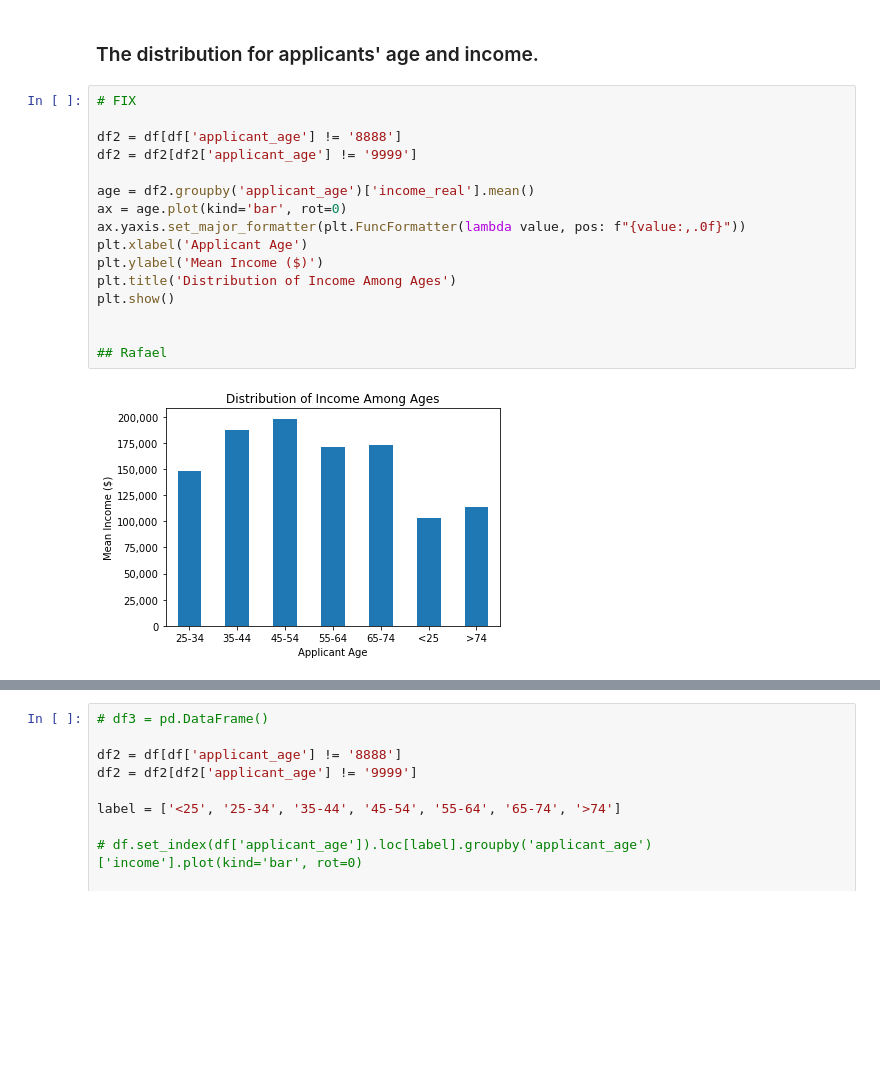
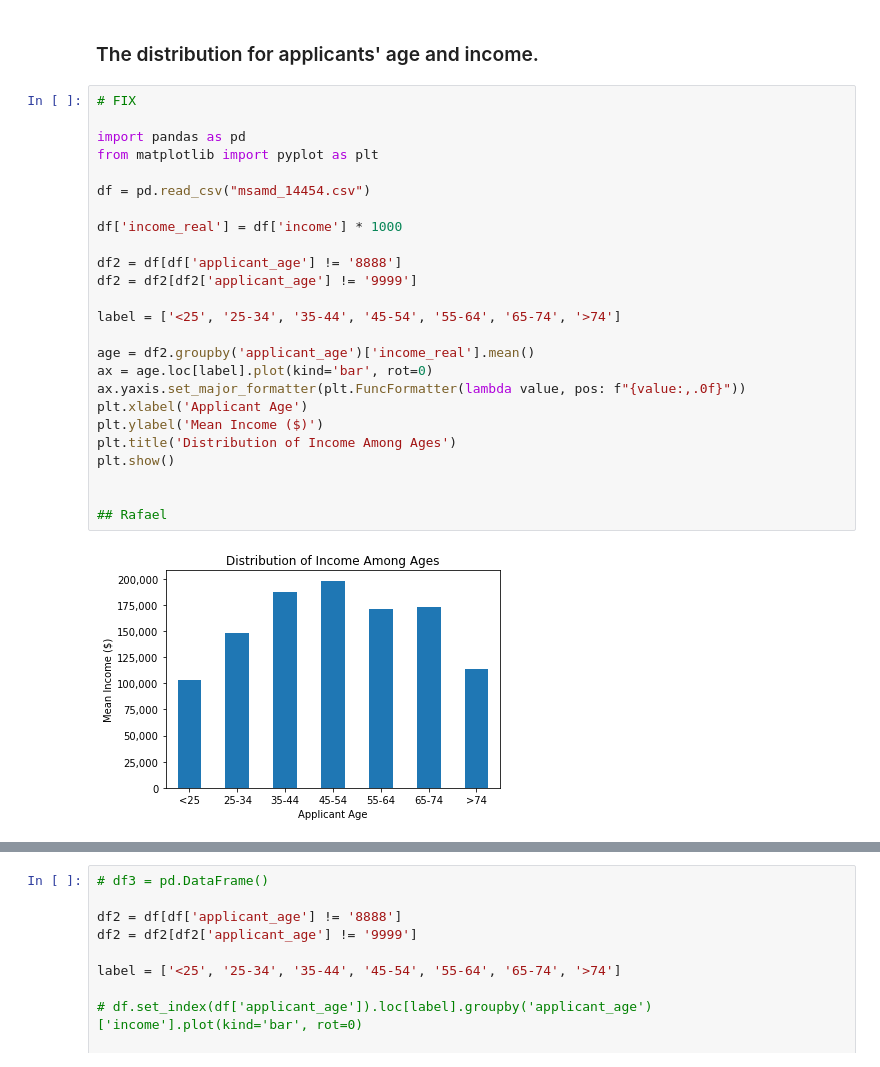
Before and after one commit to BU-Spark/ds-councilor-louijeune-fair-housing, a Jupyter notebook: spring23-team-4/data_code/data_test.ipynb, the cells around one changed output, grey strips where cells are left out. Cells and saved outputs as stored; diff of their text form; blank space fills up the shorter version.

```diff
--- a/spring23-team-4/data_code/data_test.ipynb
+++ b/spring23-team-4/data_code/data_test.ipynb
@@ -204,22 +252,31 @@ See the caveats in the documentation: https://pandas.pydata.org/pandas-docs/stab
 ### The distribution for applicants' age and income.
 # %%
 # FIX
+
+import pandas as pd
+from matplotlib import pyplot as plt
+
+df = pd.read_csv("msamd_14454.csv")
+
+df['income_real'] = df['income'] * 1000
 
 df2 = df[df['applicant_age'] != '8888']
 df2 = df2[df2['applicant_age'] != '9999']
 
+label = ['<25', '25-34', '35-44', '45-54', '55-64', '65-74', '>74']
+
 age = df2.groupby('applicant_age')['income_real'].mean()
-ax = age.plot(kind='bar', rot=0)
+ax = age.loc[label].plot(kind='bar', rot=0)
 ax.yaxis.set_major_formatter(plt.FuncFormatter(lambda value, pos: f"{value:,.0f}"))
 plt.xlabel('Applicant Age')
 plt.ylabel('Mean Income ($)')
 plt.title('Distribution of Income Among Ages')
 plt.show()
 
 
 ## Rafael
 # %% [output]
-[figure, old version]
+[figure, new version]
 # %%
 df2 = df[df['applicant_age'] != '8888']
 df2 = df2[df2['applicant_age'] != '9999']
```
Also changed, not shown: parts of 6 cells of this notebook, 14 other files.
